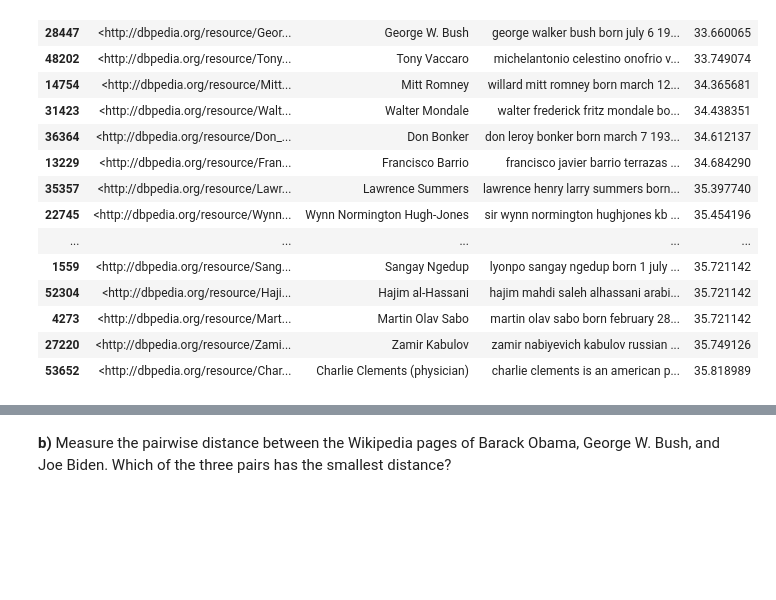
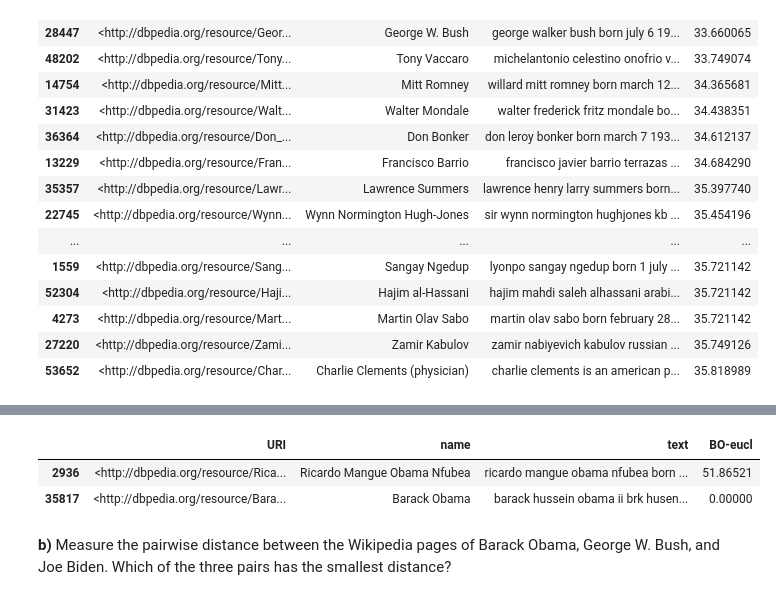
Before and after one commit to Maniekw12/Introduction-to-Data-Science, a Jupyter notebook: Task4/Premier/Assignment_Clustering.ipynb, the cells around one changed output, grey strips where cells are left out. Cells and saved outputs as stored; diff of their text form; code cells hidden in the pictures; blank space fills up the shorter version.

```diff
--- a/Task4/Premier/Assignment_Clustering_without_code.ipynb
+++ b/Task4/Premier/Assignment_Clustering.ipynb
@@ -67,7 +72,7 @@ Save the distances in `wiki['BO-eucl']` and look at the top 10 nearest neighbors
 # but here let's use:
 from sklearn.metrics import pairwise_distances
 
-obama_vector = WCmatrix[wiki[wiki["name"] == "Barack Obama"].index]
+obama_vector = WCmatrix[wiki[wiki["name"].str.strip() == "Barack Obama"].index]
 dist = pairwise_distances(obama_vector, WCmatrix)
 # Your code goes here
 wiki["BO-eucl"] = dist.T
@@ -93,3 +101,9 @@ wiki.sort_values(by='BO-eucl').iloc[:20]
+# %%
+wiki[wiki['name'].str.contains('Obama', case=False, na=False)]
+# %% [output]
+|  | URI | name | text | BO-eucl |
+| 2936 | <http://dbpedia.org/resource/Rica... | Ricardo Mangue Obama Nfubea | ricardo mangue obama nfubea born ... | 51.86521 |
+| 35817 | <http://dbpedia.org/resource/Bara... | Barack Obama | barack hussein obama ii brk husen... | 0.00000 |
 # %% [markdown]
 **b)** Measure the pairwise distance between the Wikipedia pages of Barack Obama, George W. Bush, and Joe Biden. Which of the three pairs has the smallest distance?
 # %%
```
Also changed, not shown: parts of 16 cells of this notebook.
